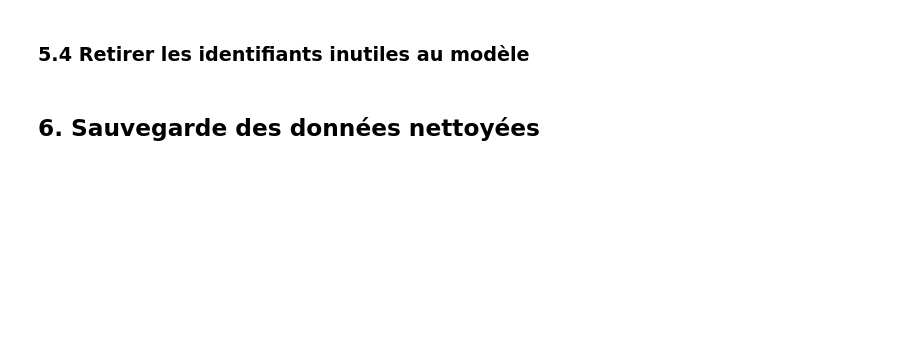
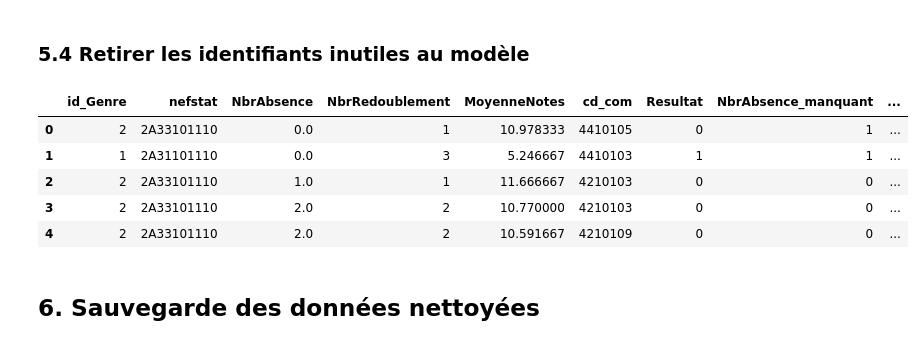
Before and after one commit to ouiamouatat26-gif/dropoutia, a Jupyter notebook: notebooks/01_exploration_nettoyage.ipynb, the cells around one changed output. Saved outputs shown, nothing was run; the diff lists cells and outputs as text; code cells hidden in the pictures; blank space fills up the shorter version.

```diff
--- a/notebooks/01_exploration_nettoyage.ipynb
+++ b/notebooks/01_exploration_nettoyage.ipynb
@@ -54,8 +160,15 @@ df.head()
 # %% [markdown]
 ### 5.4 Retirer les identifiants inutiles au modèle
 # %%
-df_clean = nettoyage.retirer_identifiants(df, ["codeEleve", "dateNaisEleve", "CD_ETAB"])
+df_clean = nettoyage.retirer_identifiants(df, ["codeEleve", "dateNaisEleve", "CD_ETAB", "CD_REG", "CD_MIL", "CD_PROV"])
 df_clean.head()
+# %% [output]
+|  | id_Genre | nefstat | NbrAbsence | NbrRedoublement | MoyenneNotes | cd_com | Resultat | NbrAbsence_manquant | ... |
+| 0 | 2 | 2A33101110 | 0.0 | 1 | 10.978333 | 4410105 | 0 | 1 | ... |
+| 1 | 1 | 2A31101110 | 0.0 | 3 | 5.246667 | 4410103 | 1 | 1 | ... |
+| 2 | 2 | 2A33101110 | 1.0 | 1 | 11.666667 | 4210103 | 0 | 0 | ... |
+| 3 | 2 | 2A33101110 | 2.0 | 2 | 10.770000 | 4210103 | 0 | 0 | ... |
+| 4 | 2 | 2A33101110 | 2.0 | 2 | 10.591667 | 4210109 | 0 | 0 | ... |
 # %% [markdown]
 ## 6. Sauvegarde des données nettoyées
 # %%
```
Also changed, not shown: parts of 12 cells of this notebook, 4 other files.
